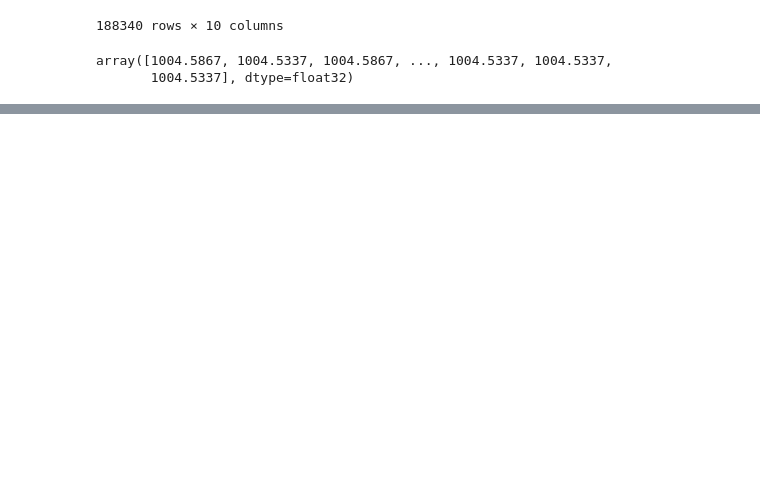
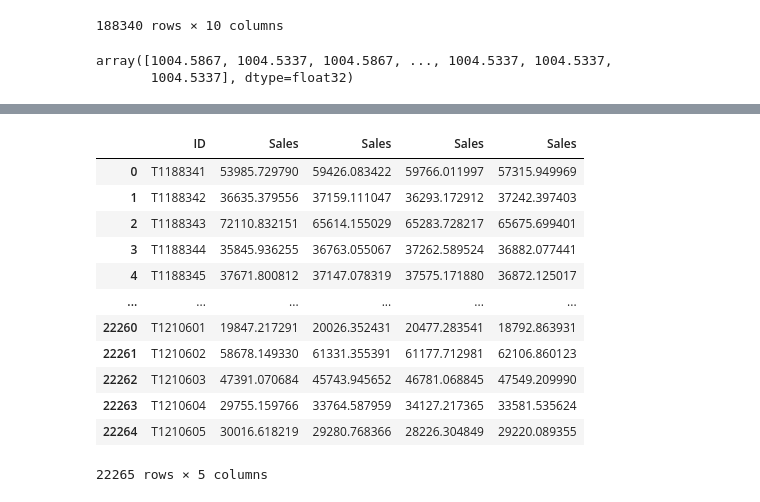
Before and after one commit to rajagurunath/AV-Hackathon, a Jupyter notebook: notebooks/feature_eng.ipynb, the cells around one changed output, grey strips where cells are left out. Cells and saved outputs as stored; diff of their text form; code cells hidden in the pictures; blank space fills up the shorter version.

```diff
--- a/notebooks/feature_eng.ipynb
+++ b/notebooks/feature_eng.ipynb
@@ -345,0 +364,22 @@ array([1004.5867, 1004.5337, 1004.5867, ..., 1004.5337, 1004.5337,
+# %%
+blending = pd.concat([
+store_id.sort_values(by='ID').reset_index(drop=True),
+store_type.sort_values(by='ID').reset_index(drop=True).drop("ID",axis=1),
+location_type.sort_values(by='ID').reset_index(drop=True).drop("ID",axis=1),
+region_type.sort_values(by='ID').reset_index(drop=True).drop("ID",axis=1)
+],axis=1)
+blending
+# %% [output]
+|  | ID | Sales | Sales | Sales | Sales |
+| 0 | T1188341 | 53985.729790 | 59426.083422 | 59766.011997 | 57315.949969 |
+| 1 | T1188342 | 36635.379556 | 37159.111047 | 36293.172912 | 37242.397403 |
+| 2 | T1188343 | 72110.832151 | 65614.155029 | 65283.728217 | 65675.699401 |
+| 3 | T1188344 | 35845.936255 | 36763.055067 | 37262.589524 | 36882.077441 |
+| 4 | T1188345 | 37671.800812 | 37147.078319 | 37575.171880 | 36872.125017 |
+| ... | ... | ... | ... | ... | ... |
+| 22260 | T1210601 | 19847.217291 | 20026.352431 | 20477.283541 | 18792.863931 |
+| 22261 | T1210602 | 58678.149330 | 61331.355391 | 61177.712981 | 62106.860123 |
+| 22262 | T1210603 | 47391.070684 | 45743.945652 | 46781.068845 | 47549.209990 |
+| 22263 | T1210604 | 29755.159766 | 33764.587959 | 34127.217365 | 33581.535624 |
+| 22264 | T1210605 | 30016.618219 | 29280.768366 | 28226.304849 | 29220.089355 |
+22265 rows × 5 columns
```
Also changed, not shown: parts of 11 cells of this notebook, 5 other files.
